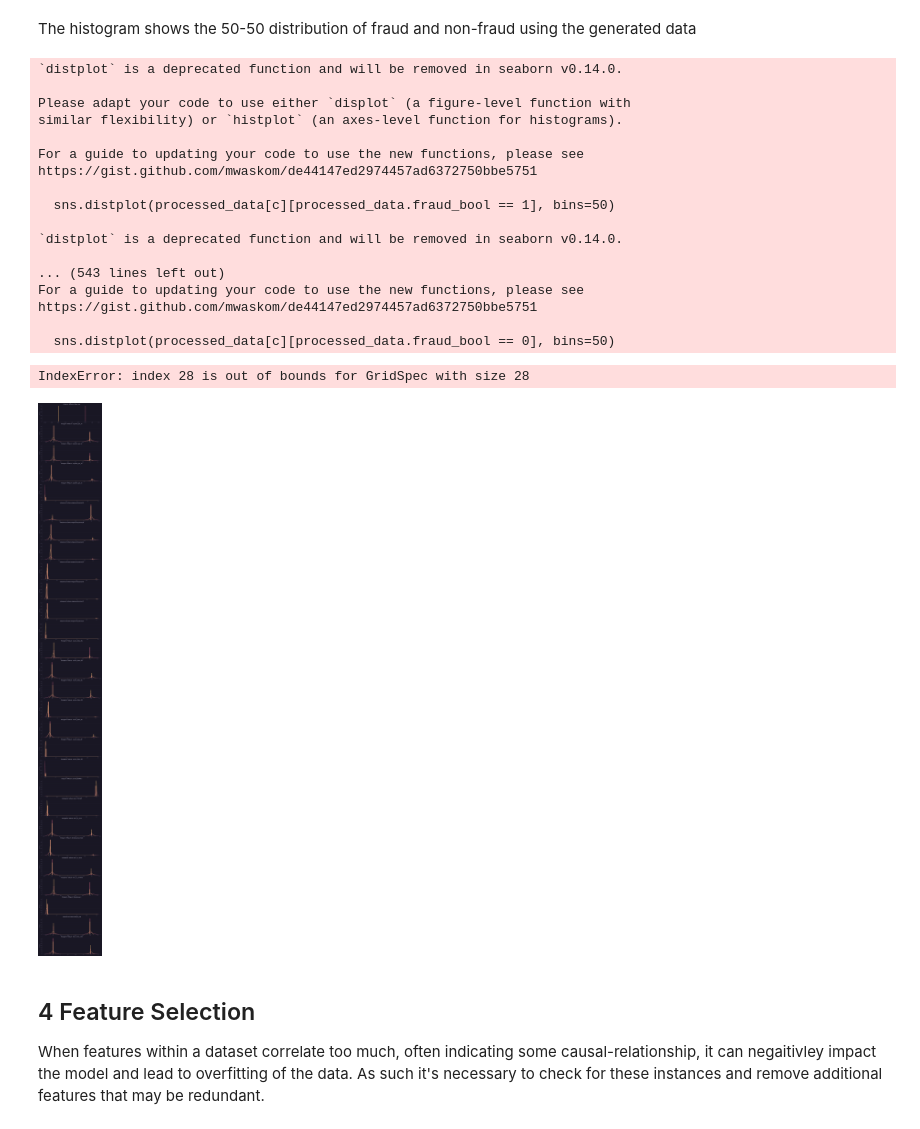
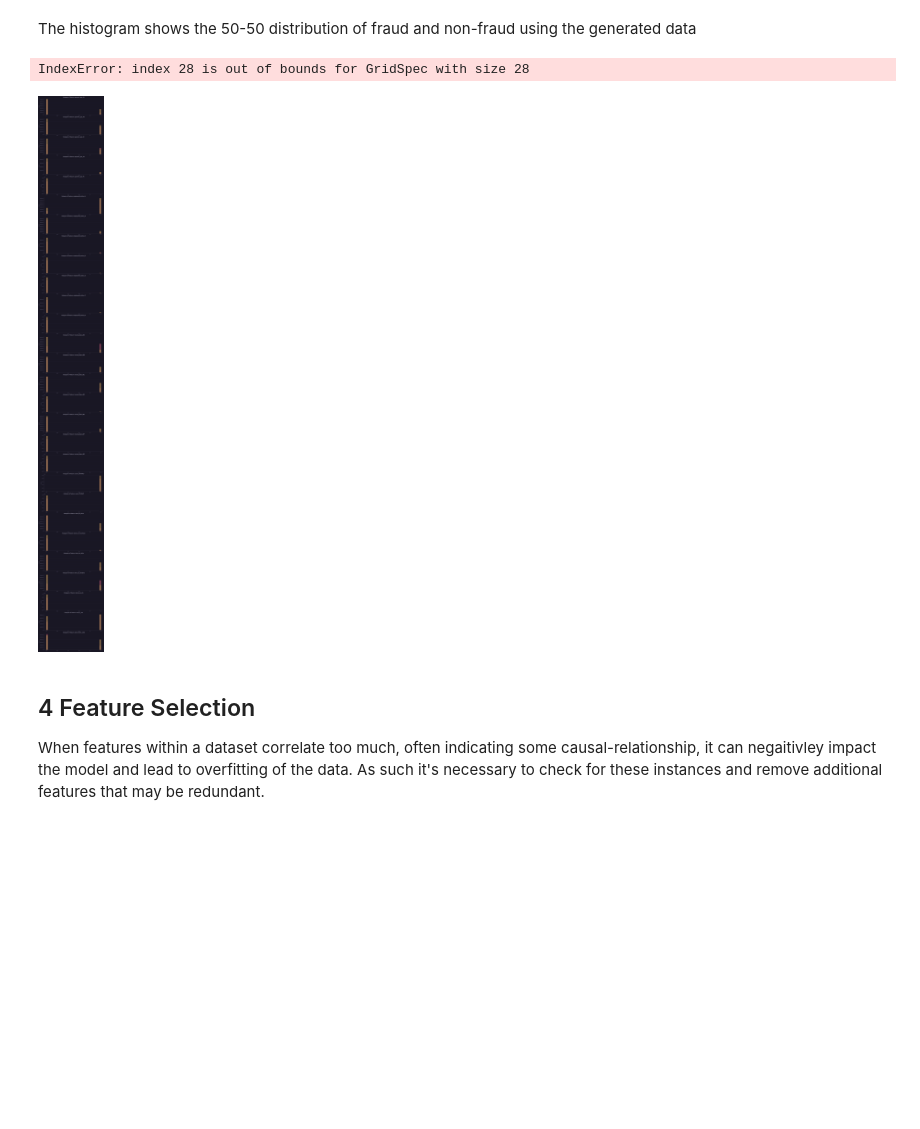
Before and after one commit to rcwylie/Fraudulent_payments, a Jupyter notebook: n_Code.ipynb, the cells around one changed output. Cells and saved outputs as stored; diff of their text form; code cells hidden in the pictures; blank space fills up the shorter version.

```diff
--- a/n_Code.ipynb
+++ b/n_Code.ipynb
@@ -402,38 +402,21 @@ smote_counts = pd.DataFrame(dataset_SMOTE['fraud_bool'].value_counts()).reset_in
 # %%
 from matplotlib import gridspec
 import seaborn as sns
 # distribution of anomalous features
 
 
 plt.figure(figsize=(12,28*4))
 gs = gridspec.GridSpec(28, 1)
-for i, c in enumerate(processed_data):
+for i, c in enumerate(dataset_SMOTE):
     ax = plt.subplot(gs[i])
-    sns.distplot(processed_data[c][processed_data.fraud_bool == 1], bins=50)
-    sns.distplot(processed_data[c][processed_data.fraud_bool == 0], bins=50)
+    sns.histplot(dataset_SMOTE[c][dataset_SMOTE.fraud_bool == 1], bins=50)
+    sns.histplot(dataset_SMOTE[c][dataset_SMOTE.fraud_bool == 0], bins=50)
     ax.set_xlabel('')
     ax.set_title('histogram of feature: ' + str(c))
 plt.show()
 # %% [output]
-`distplot` is a deprecated function and will be removed in seaborn v0.14.0.
-
-Please adapt your code to use either `displot` (a figure-level function with
-similar flexibility) or `histplot` (an axes-level function for histograms).
-
-For a guide to updating your code to use the new functions, please see
-https://gist.github.com/mwaskom/de44147ed2974457ad6372750bbe5751
-
-  sns.distplot(processed_data[c][processed_data.fraud_bool == 1], bins=50)
-
-`distplot` is a deprecated function and will be removed in seaborn v0.14.0.
-
-... (543 lines left out)
-For a guide to updating your code to use the new functions, please see
-https://gist.github.com/mwaskom/de44147ed2974457ad6372750bbe5751
-
-  sns.distplot(processed_data[c][processed_data.fraud_bool == 0], bins=50)
+IndexError: index 28 is out of bounds for GridSpec with size 28
-IndexError: index 28 is out of bounds for GridSpec with size 28
-[figure, old version]
+[figure, new version]
 # %% [markdown]
 ## 4 Feature Selection
 
```
Also changed, not shown: parts of 7 cells of this notebook.
